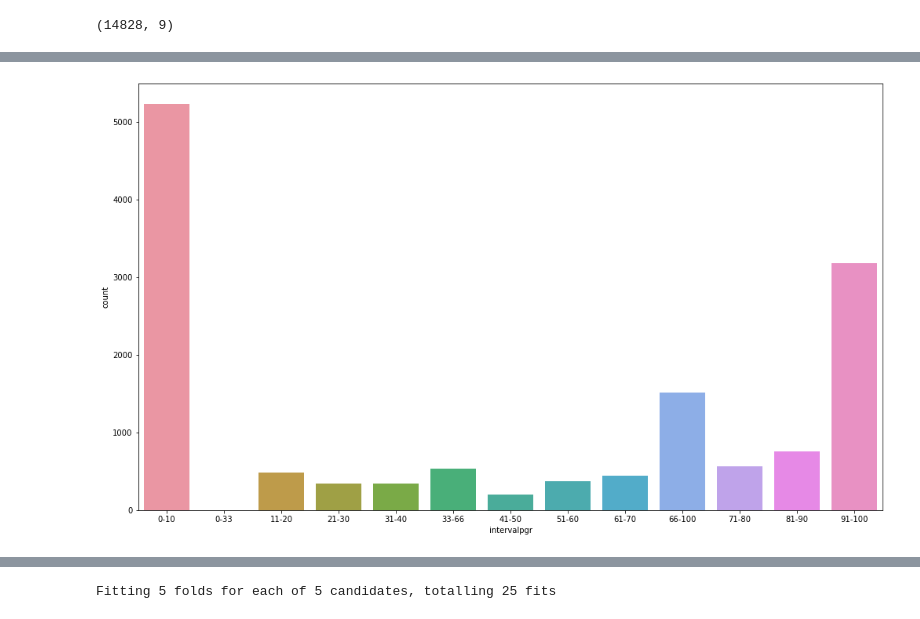
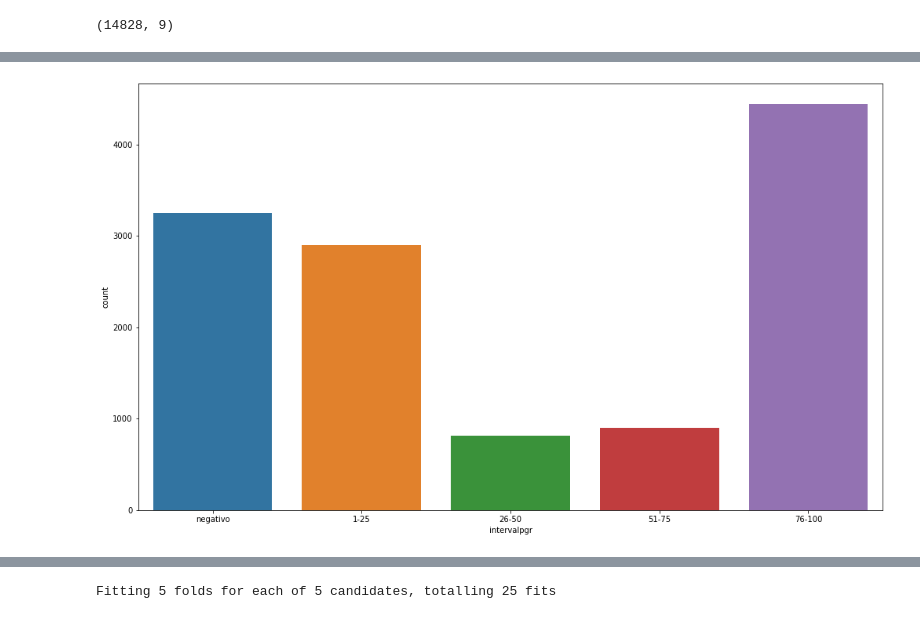
Before and after one commit to paolaserra/Text-mining, a Jupyter notebook: TextMining_PaolaSerra.ipynb, the cells around one changed output, grey strips where cells are left out. Drawn from its saved outputs; the diff is of its cells as text; code cells hidden in the pictures.

```diff
--- a/TextMining_PaolaSerra.ipynb
+++ b/TextMining_PaolaSerra.ipynb
@@ -407,3 +400,3 @@ NameError: name 'new' is not defined
 # %%
 #take only the columns of er,pgr and text
-data_model = data.iloc[:,[10,11,17]]
+data_model = data.iloc[:,[10,11,20]]
@@ -550,10 +531,0 @@ df1.head(10)
-# %%
-row_index=df1[df1['limits_1']==0].index
-
-df1.loc[row_index,'limits_1']
-#step 2: Using .loc we can assign a new value to column
-
-df1.loc[row_index,'limits_1']=df1['limits_0']
-
-
-df1.tail(20)
@@ -578,6 +532,15 @@ df1.tail(20)
 # %%
 #specify the limit conditions for intervals
 conditions = [
+    (df1['limit_0'] <= 0),
+    (df1['limit_0'] > 0) & (df1['limit_1'] <= 25),
+    (df1['limit_0'] > 25) & (df1['limit_1'] <= 50),
+    (df1['limit_0'] > 50) & (df1['limit_1'] <= 75),
+    (df1['limit_0'] > 75) & (df1['limit_1'] <= 100)
+]
+
+'''
+#conditions = [
     (df1['limits_0'] <= 10),
     (df1['limits_0'] > 10) & (df1['limits_1'] <= 20),
     (df1['limits_0'] > 20) & (df1['limits_1'] <= 30),
@@ -592,9 +555,11 @@ conditions = [
     (df1['limits_0'] >= 33) & (df1['limits_1'] <= 66),
     (df1['limits_0'] >= 66) & (df1['limits_1'] <= 100)
     ]
+'''
 
 # create a list of the values we want to assign for each condition
-values = ['0-10', '11-20', '21-30', '31-40','41-50','51-60','61-70','71-80','81-90','91-100','0-33','33-66','66-100']
+#values = ['0-10', '11-20', '21-30', '31-40','41-50','51-60','61-70','71-80','81-90','91-100','0-33','33-66','66-100']
+values = ['negativo', '1-25', '26-50', '51-75' , '76-100']
 
 # create a new column and use np.select to assign values to it using our lists as arguments
 df1['inter'] = np.select(conditions, values)
@@ -624,4 +589,14 @@ df1.head(2500)
 # %%
+condition = [
+    (df1['limits_0'] <= 0),
+    (df1['limits_0'] > 0) & (df1['limits_1'] <= 25),
+    (df1['limits_0'] > 25) & (df1['limits_1'] <= 50),
+    (df1['limits_0'] > 50) & (df1['limits_1'] <= 75),
+    (df1['limits_0'] > 75) & (df1['limits_1'] <= 100)
+]
+
+
+'''
 condition = [
     (df1['limit_0'] <= 10),
     (df1['limit_0'] > 10) & (df1['limit_1'] <= 20),
@@ -638,12 +613,13 @@ condition = [
     (df1['limit_0'] >= 66) & (df1['limit_1'] <= 100)
     ]
 
-
+'''
 # create a list of the val we want to assign for each condition
-val = ['0-10', '11-20', '21-30', '31-40','41-50','51-60','61-70','71-80','81-90','91-100','0-33','33-66','66-100']
+#val = ['0-10', '11-20', '21-30', '31-40','41-50','51-60','61-70','71-80','81-90','91-100','0-33','33-66','66-100']
+val = ['negativo', '1-25', '26-50', '51-75' , '76-100']
 
 # create a new column and use np.select to assign val to it using our lists as arguments
 df1['intervalpgr'] = np.select(condition, val)
 
-df1.tail(20)
+df1.tail()
 # %% [output]
@@ -667,9 +632,10 @@ df1.tail(20)
 # %%
 #pgr 0-10 5k - 91-100 - 66-100
 plt.figure(figsize=(17, 10))
-count = sns.countplot(df1['intervalpgr'],order=['0-10','0-33', '11-20', '21-30', '31-40','33-66','41-50','51-60','61-70','66-100','71-80','81-90','91-100'])
+count = sns.countplot(df1['intervalpgr'],order=['negativo', '1-25', '26-50', '51-75' , '76-100'])
+#['0-10','0-33', '11-20', '21-30', '31-40','33-66','41-50','51-60','61-70','66-100','71-80','81-90','91-100'])
 # %% [output]
-[figure, old version]
+[figure, new version]
 # %%
 df1.inter.value_counts()  #unbalanced
 # %% [output]
```
Also changed, not shown: parts of 116 cells of this notebook.
